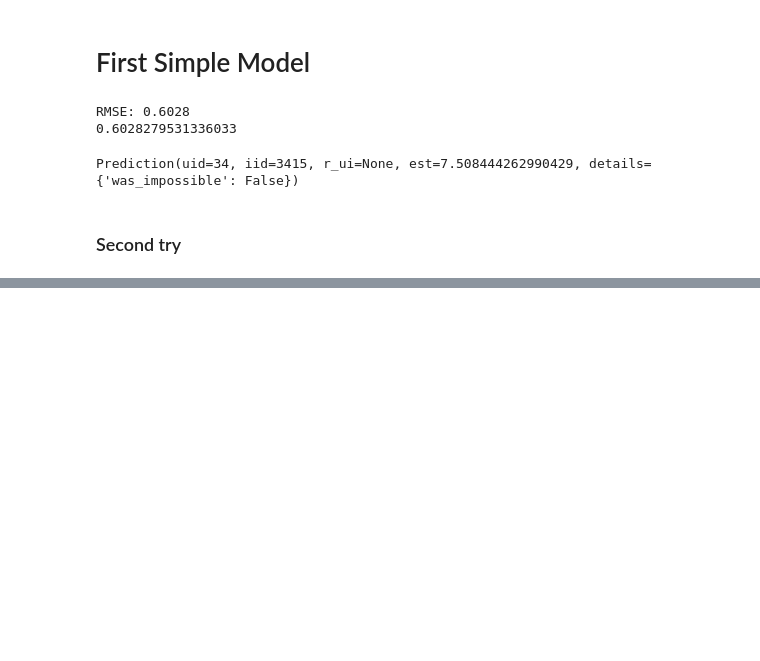
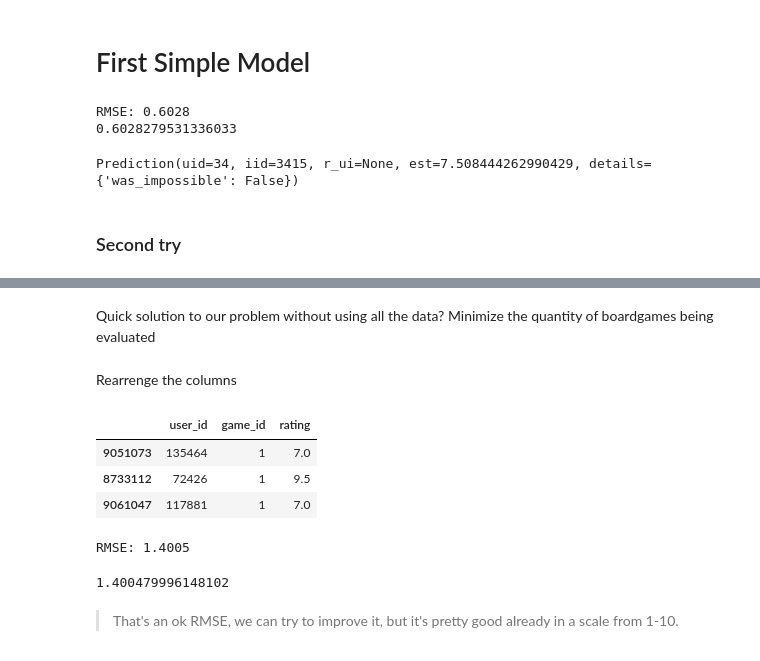
Before and after one commit to marcosvppfernandes/recommender_system, a Jupyter notebook: notebooks/eda_capstone.ipynb, the cells around one changed output, grey strips where cells are left out. Cells and saved outputs as stored; diff of their text form; code cells hidden in the pictures; blank space fills up the shorter version.

```diff
--- a/notebooks/eda_capstone.ipynb
+++ b/notebooks/eda_capstone.ipynb
@@ -846,0 +999,18 @@ Prediction(uid=34, iid=3415, r_ui=None, est=7.508444262990429, details={'was_imp
+# %% [markdown]
+Quick solution to our problem without using all the data? Minimize the quantity of boardgames being evaluated
+# %%
+haveaniceday = reviews_new2.sort_values(by=['game_id'])
+# %%
+haveaniceday = haveaniceday[0:1000000]
+# %% [markdown]
+Rearrenge the columns
+# %%
+cols = ['user_id', 'game_id', 'rating']
+haveaniceday = haveaniceday[cols]
+# %%
+haveaniceday.head(3)
+# %% [output]
+|  | user_id | game_id | rating |
+| 9051073 | 135464 | 1 | 7.0 |
+| 8733112 | 72426 | 1 | 9.5 |
+| 9061047 | 117881 | 1 | 7.0 |
@@ -846,0 +1023,7 @@ Prediction(uid=34, iid=3415, r_ui=None, est=7.508444262990429, details={'was_imp
+# %%
+accuracy.rmse(predictions)
+# %% [output]
+RMSE: 1.4005
+1.400479996148102
+# %% [markdown]
+> That's an ok RMSE, we can try to improve it, but it's pretty good already in a scale from 1-10.
```
Also changed, not shown: parts of 71 cells of this notebook.
